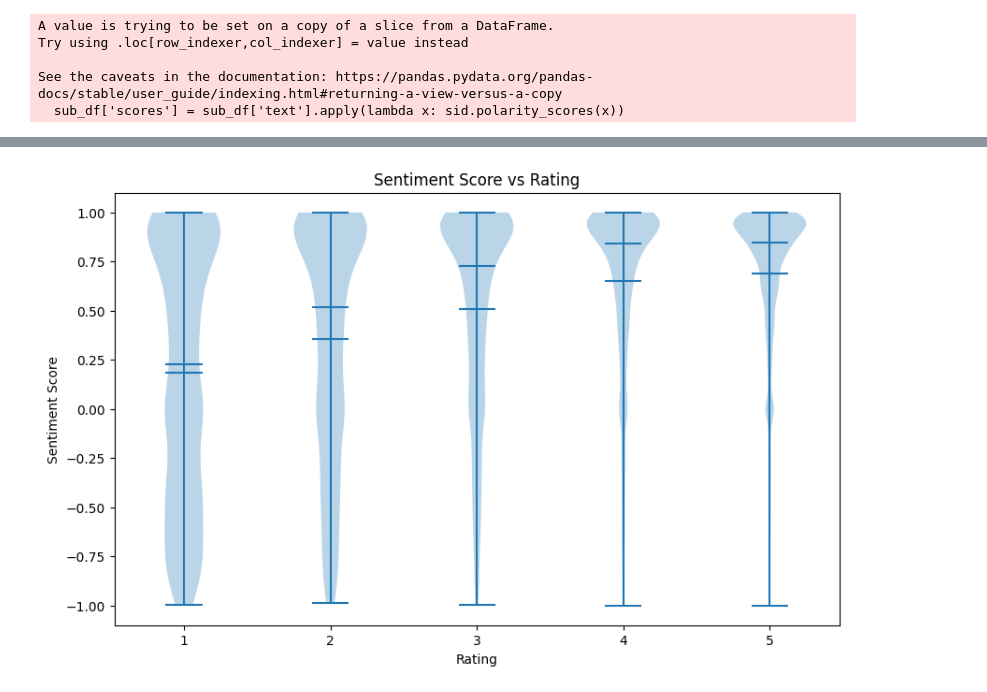
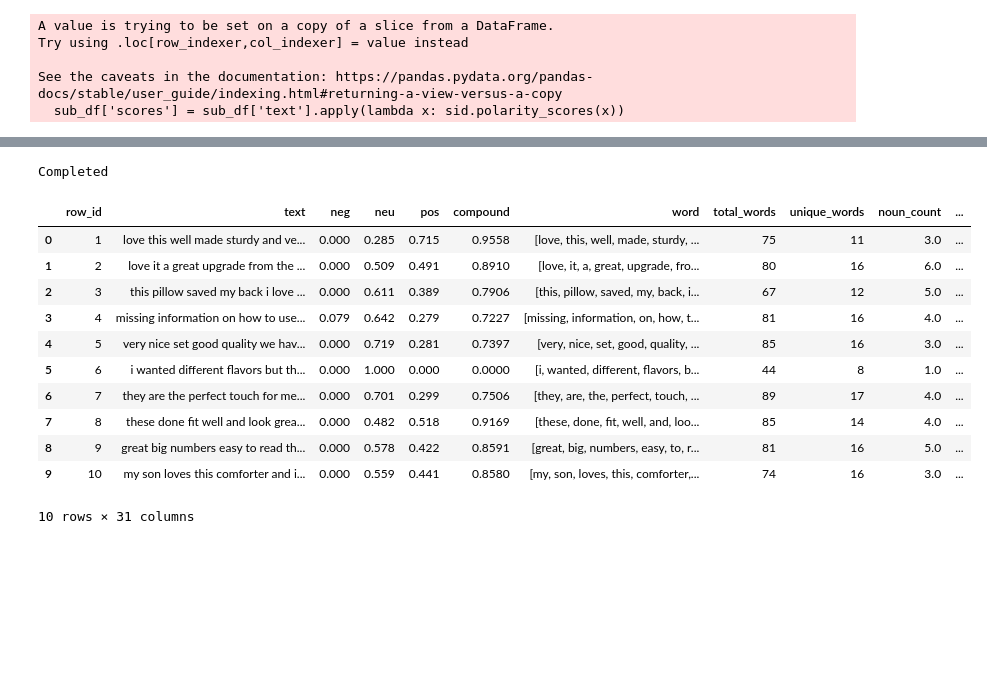
Before and after one commit to jtlantz/dm-finalproj, a Jupyter notebook: src/cleaning.ipynb, the cells around one changed output, grey strips where cells are left out. Saved outputs shown, nothing was run; the diff lists cells and outputs as text; code cells hidden in the pictures; blank space fills up the shorter version.

```diff
--- a/src/cleaning.ipynb
+++ b/src/cleaning.ipynb
@@ -111,0 +182,4 @@ sub_df = sub_df.drop(columns=['scores'])
+# %%
+articles = ['a', 'an', 'the']
+negations = ['no', 'not', 'none', 'nobody', 'nothing', 'neither', 'nowhere', 'never', 'hardly', 'barely', 'scarcely']
+auxiliary = ['am', 'is', 'are', 'was', 'were', 'be', 'being', 'been', 'will', 'would', 'shall', 'should', 'may', 'might', 'must', 'can', 'could', 'do', 'does', 'did', 'have', 'having', 'has', 'had']
@@ -112,2 +251,36 @@ sub_df = sub_df.drop(columns=['scores'])
+# %%
+review_texts = sub_df['text']
+POS = ['noun_count', 'adj_count', 'verb_count', 'adv_count', 'pro_count', 'pre_count', 'con_count', 'art_count', 'nega_count', 'aux_count']
+values = analyze_review_text(review_texts)
+i = 0
+for x in POS:
+    sub_df[x] = pd.Series(values[i])
+    sub_df[x] = sub_df[x].fillna(0)
+    sub_df[x] = sub_df[x].astype(float)
+    i += 1
+# %% [output]
+Completed
+# %%
+POS_percentage = ['noun_percentage', 'adj_percentage', 'verb_percentage', 'adv_percentage', 'pro_percentage', 'pre_percentage', 'con_percentage', 'art_percentage', 'nega_percentage', 'aux_percentage']
+for x, y in zip(POS_percentage, POS):
+    sub_df[x] = sub_df[y] / sub_df["total_words"]
+# %%
+sub_df['rating'] = df['rating']
+sub_df['label'] = df['label']
+# %%
+sub_df.head(10)
+# %% [output]
+|  | row_id | text | neg | neu | pos | compound | word | total_words | unique_words | noun_count | ... |
+| 0 | 1 | love this well made sturdy and ve... | 0.000 | 0.285 | 0.715 | 0.9558 | [love, this, well, made, sturdy, ... | 75 | 11 | 3.0 | ... |
+| 1 | 2 | love it a great upgrade from the ... | 0.000 | 0.509 | 0.491 | 0.8910 | [love, it, a, great, upgrade, fro... | 80 | 16 | 6.0 | ... |
+| 2 | 3 | this pillow saved my back i love ... | 0.000 | 0.611 | 0.389 | 0.7906 | [this, pillow, saved, my, back, i... | 67 | 12 | 5.0 | ... |
+| 3 | 4 | missing information on how to use... | 0.079 | 0.642 | 0.279 | 0.7227 | [missing, information, on, how, t... | 81 | 16 | 4.0 | ... |
+| 4 | 5 | very nice set good quality we hav... | 0.000 | 0.719 | 0.281 | 0.7397 | [very, nice, set, good, quality, ... | 85 | 16 | 3.0 | ... |
+| 5 | 6 | i wanted different flavors but th... | 0.000 | 1.000 | 0.000 | 0.0000 | [i, wanted, different, flavors, b... | 44 | 8 | 1.0 | ... |
+| 6 | 7 | they are the perfect touch for me... | 0.000 | 0.701 | 0.299 | 0.7506 | [they, are, the, perfect, touch, ... | 89 | 17 | 4.0 | ... |
+| 7 | 8 | these done fit well and look grea... | 0.000 | 0.482 | 0.518 | 0.9169 | [these, done, fit, well, and, loo... | 85 | 14 | 4.0 | ... |
+| 8 | 9 | great big numbers easy to read th... | 0.000 | 0.578 | 0.422 | 0.8591 | [great, big, numbers, easy, to, r... | 81 | 16 | 5.0 | ... |
+| 9 | 10 | my son loves this comforter and i... | 0.000 | 0.559 | 0.441 | 0.8580 | [my, son, loves, this, comforter,... | 74 | 16 | 3.0 | ... |
+10 rows × 31 columns
 # %%
 sub_df.to_csv('../resources/sentiment_scores.csv')
@@ -120,12 +286,0 @@ df = pd.merge(df1, df2, on='row_id')
-# %%
-# Plot the sentimen_score vs the rating on a violin plot
-fig, ax = plt.subplots(figsize=(10, 6))
-ax.violinplot([df[df.rating == 1].compound, df[df.rating == 2].compound, df[df.rating == 3].compound, df[df.rating == 4].compound, df[df.rating == 5].compound], showmeans=True, showmedians=True)
-ax.set_xticks([1, 2, 3, 4, 5])
-ax.set_xticklabels(['1', '2', '3', '4', '5'])
-ax.set_xlabel('Rating')
-ax.set_ylabel('Sentiment Score')
-ax.set_title('Sentiment Score vs Rating')
-plt.show()
-# %% [output]
-[figure, removed]
```
Also changed, not shown: parts of 15 cells of this notebook, 2 other files.
